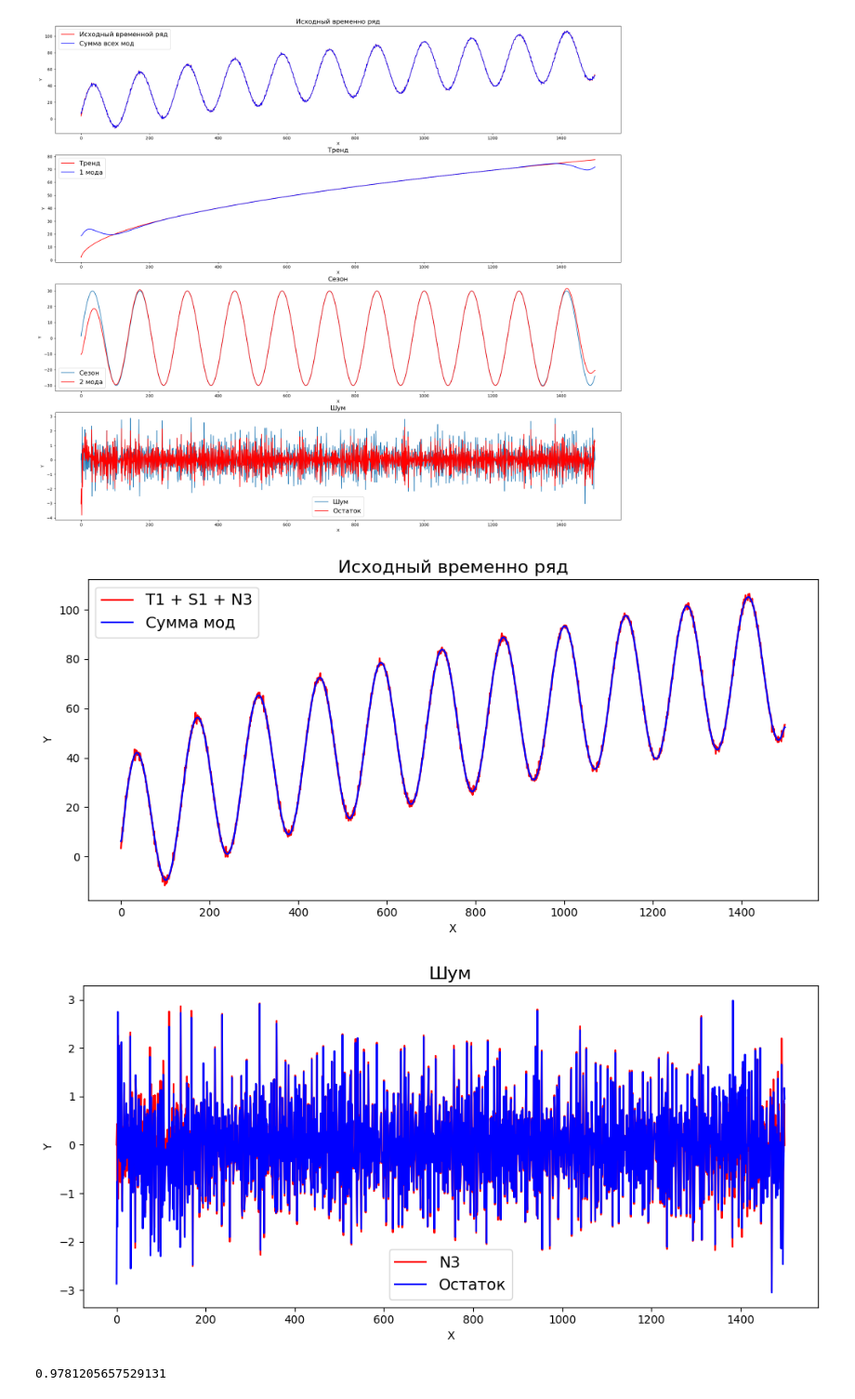
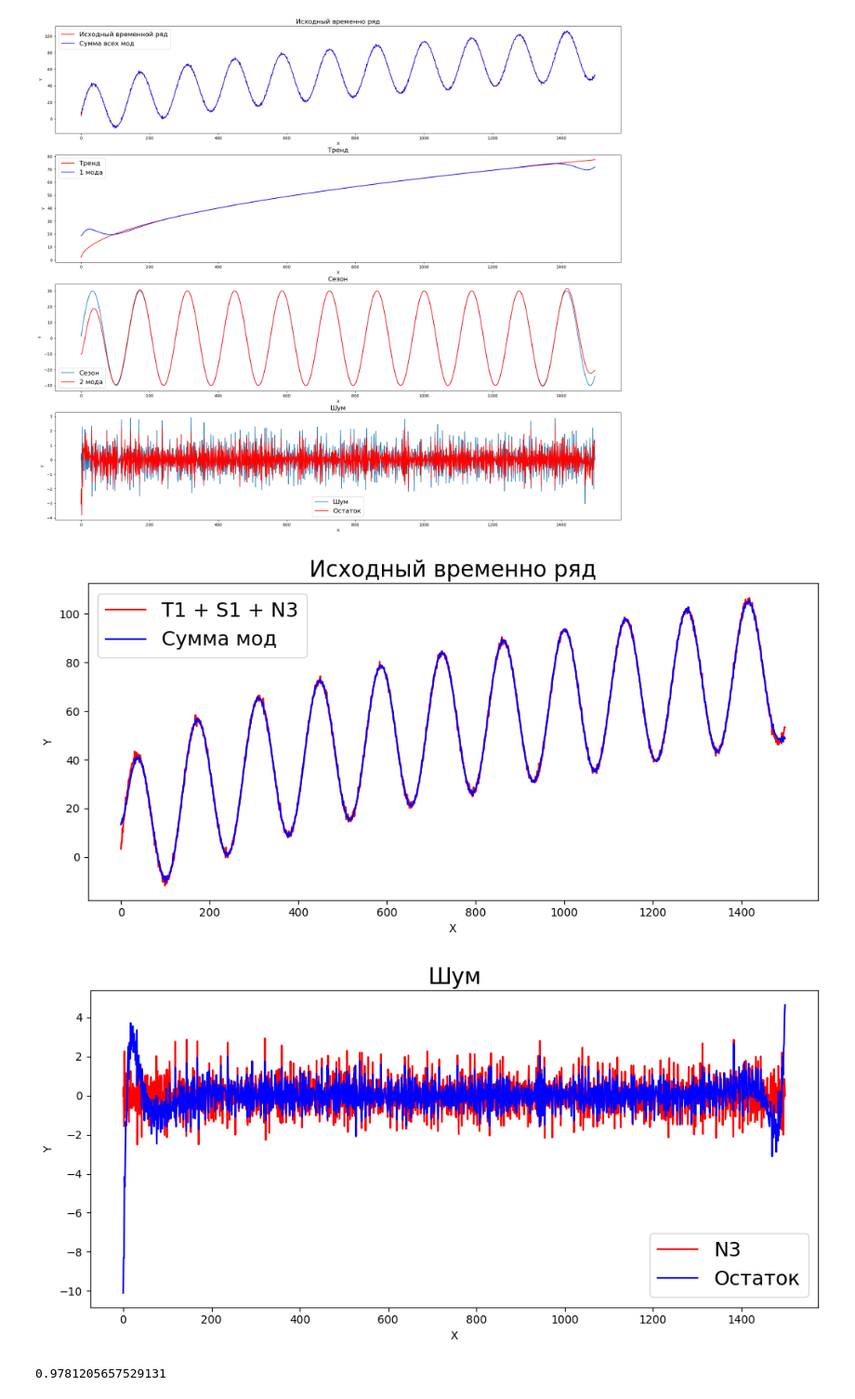
Before and after one commit to libre-cuenta/TS-Generator, a Jupyter notebook: про шум на одних и тех же трендах и периодиках/VMD-analyse.ipynb, the cells around one changed output. Shown at 93% size. Saved outputs shown, nothing was run; the diff lists cells and outputs as text; code cells hidden in the pictures.

```diff
--- a/про шум на одних и тех же трендах и периодиках/VMD-analyse.ipynb
+++ b/про шум на одних и тех же трендах и периодиках/VMD-analyse.ipynb
@@ -114,7 +114,7 @@ np.shape(TS)
 # %% [output]
 (21, 1500, 1)
 # %%
-alpha = 1000
+alpha = 20000
 DC = False
 init = 1
 
@@ -186,38 +186,38 @@ for i in range(K):
 
 axs.plot(index, TS[2], color="#ff0000")
 axs.plot(index, sum_imfs, color="#0000ff")
-plt.title('Исходный временно ряд', fontsize=16)
+plt.title('Исходный временно ряд', fontsize=20)
 plt.xlabel('X')
 plt.ylabel('Y')
-plt.legend(['T1 + S1 + N3', 'Сумма мод'], prop=FontProperties(size=14))
+plt.legend(['T1 + S1 + N3', 'Сумма мод'], prop=FontProperties(size=18))
 
 plt.tight_layout()
 # %% [output]
-[figure, old version]
+[figure, new version]
 # %%
 n = pd.read_csv(f"{path1}Components{path2}n3.csv", decimal=',')
 noise = pd.DataFrame(n, dtype=float)
 Component_of_TS = noise['Value']
 
 
 fig, axs = plt.subplots(figsize=(10,5), nrows=1)
 
 sum_imfs = 0
 for i in range(K):
     sum_imfs += u[i]
 residual = TS[2].T[0] - sum_imfs
 
 
 axs.plot(index, Component_of_TS, color="#ff0000")
 axs.plot(index, residual, color="#0000ff")
-plt.title('Шум', fontsize=16)
+plt.title('Шум', fontsize=20)
 plt.xlabel('X')
 plt.ylabel('Y')
-plt.legend(['N3', 'Остаток'], prop=FontProperties(size=14))
+plt.legend(['N3', 'Остаток'], prop=FontProperties(size=18))
 
 plt.tight_layout()
 # %% [output]
-[figure, old version]
+[figure, new version]
 # %%
 r2_score(residual, Component_of_TS)
 # %% [output]
```
Also changed, not shown: 9 other files.
